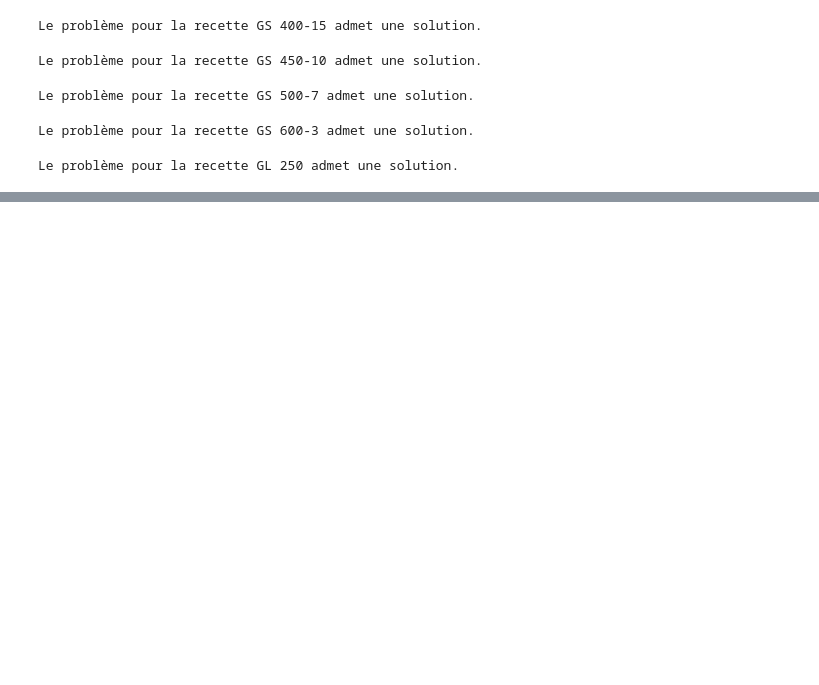
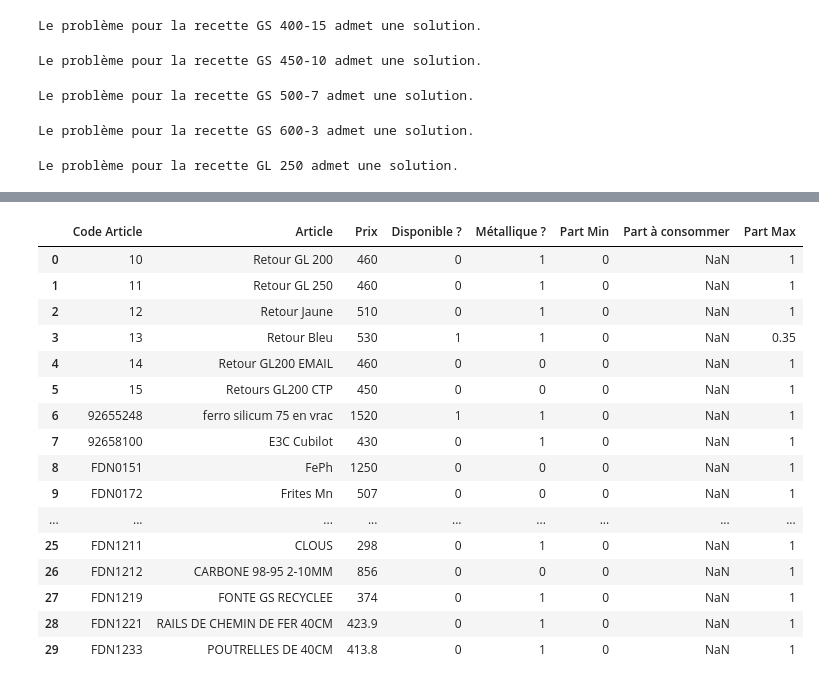
Before and after one commit to jobinhio/projets-data-science, a Jupyter notebook: projet/Optimisation/src/main.ipynb, the cells around one changed output, grey strips where cells are left out. Cells and saved outputs as stored; diff of their text form; code cells hidden in the pictures; blank space fills up the shorter version.

Commit message:
update Mg et Optimisation part

```diff
--- a/projet/Optimisation/src/main.ipynb
+++ b/projet/Optimisation/src/main.ipynb
@@ -155,0 +85,16 @@ Le problème pour la recette GL 250 admet une solution.
+# %%
+chemin_fichier = os.path.join('.', 'data', 'recipe_optimization_data.xlsm')
+# On recupere le chemin du dossier data
+dossier_data = os.path.dirname(chemin_fichier)
+# Suppression du vieux resultats
+remove_old_recipes(dossier_data)
+# Resolutions du nouveau probleme
+Recettes = [col for col in pd.read_excel(chemin_fichier, engine='openpyxl', sheet_name=2).columns if 'Unnamed' not in col] # 'calamine'
+for recette in tqdm(Recettes, desc="Processing recipes", unit="recipe"):
+    table_mp, mp_constraints, elmt_quality_constraints, errors= read_and_check_input_values(chemin_fichier)
+    if errors :
+        save_errors(errors, dossier_data,recette)
+        break;
+    create_optimal_recipe(recette, table_mp, mp_constraints,elmt_quality_constraints,dossier_data)
+
+    break;
@@ -155,0 +111,20 @@ Le problème pour la recette GL 250 admet une solution.
+# %%
+mp_constraints['GS 400-15']
+# %% [output]
+|  | Code Article | Article | Prix | Disponible ? | Métallique ? | Part Min | Part à consommer | Part Max |
+| 0 | 10 | Retour GL 200 | 460 | 0 | 1 | 0 | NaN | 1 |
+| 1 | 11 | Retour GL 250 | 460 | 0 | 1 | 0 | NaN | 1 |
+| 2 | 12 | Retour Jaune | 510 | 0 | 1 | 0 | NaN | 1 |
+| 3 | 13 | Retour Bleu | 530 | 1 | 1 | 0 | NaN | 0.35 |
+| 4 | 14 | Retour GL200 EMAIL | 460 | 0 | 0 | 0 | NaN | 1 |
+| 5 | 15 | Retours GL200 CTP | 450 | 0 | 0 | 0 | NaN | 1 |
+| 6 | 92655248 | ferro silicum 75 en vrac | 1520 | 1 | 1 | 0 | NaN | 1 |
+| 7 | 92658100 | E3C Cubilot | 430 | 0 | 1 | 0 | NaN | 1 |
+| 8 | FDN0151 | FePh | 1250 | 0 | 0 | 0 | NaN | 1 |
+| 9 | FDN0172 | Frites Mn | 507 | 0 | 0 | 0 | NaN | 1 |
+| ... | ... | ... | ... | ... | ... | ... | ... | ... |
+| 25 | FDN1211 | CLOUS | 298 | 0 | 1 | 0 | NaN | 1 |
+| 26 | FDN1212 | CARBONE 98-95 2-10MM | 856 | 0 | 0 | 0 | NaN | 1 |
+| 27 | FDN1219 | FONTE GS RECYCLEE | 374 | 0 | 1 | 0 | NaN | 1 |
+| 28 | FDN1221 | RAILS DE CHEMIN DE FER 40CM | 423.9 | 0 | 1 | 0 | NaN | 1 |
+| 29 | FDN1233 | POUTRELLES DE 40CM | 413.8 | 0 | 1 | 0 | NaN | 1 |
```
Also changed, not shown: parts of 6 cells of this notebook, 16 other files.
